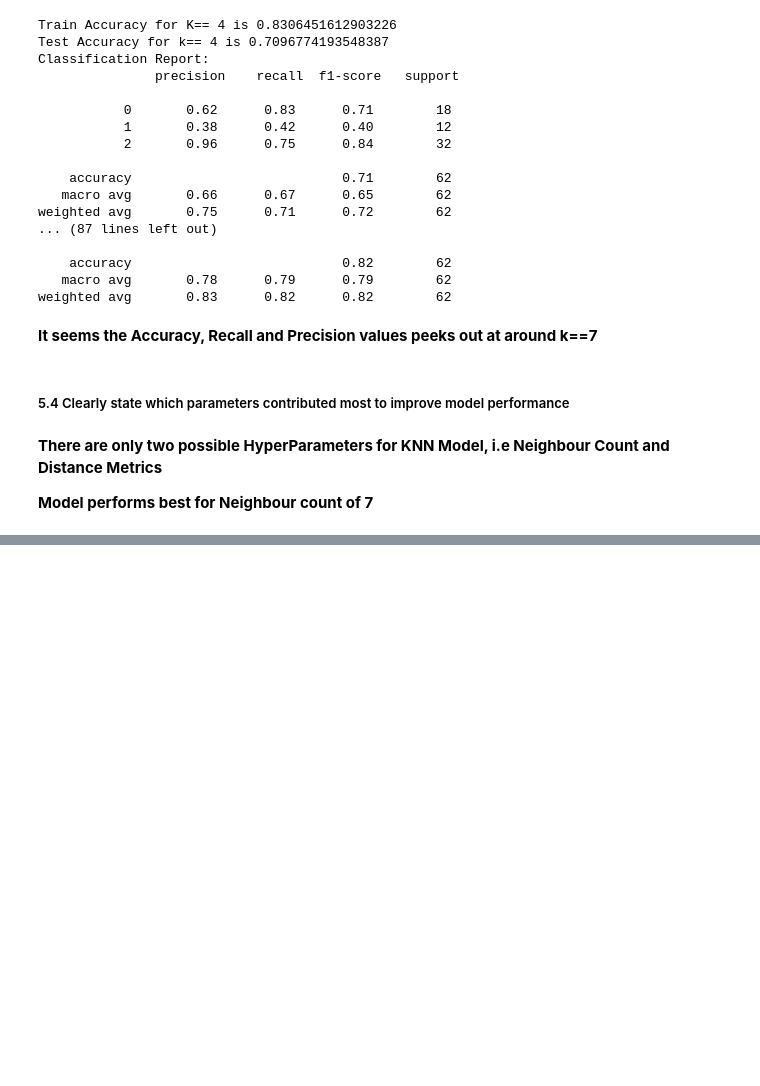
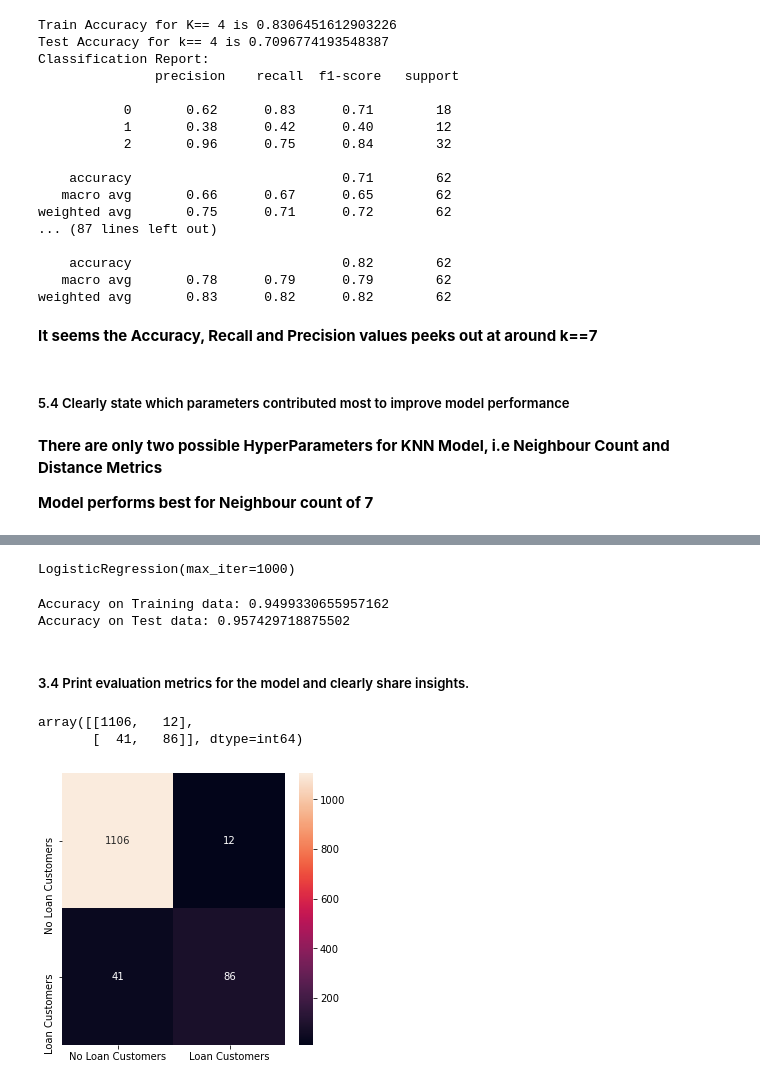
Before and after one commit to MohitBansal9013/AIML-Supervised-Learning, a Jupyter notebook: Supervised Learning Project.ipynb, the cells around one changed output, grey strips where cells are left out. Cells and saved outputs as stored; diff of their text form; code cells hidden in the pictures; blank space fills up the shorter version.

```diff
--- a/Supervised Learning Project.ipynb
+++ b/Supervised Learning Project.ipynb
@@ -505,0 +930,30 @@ weighted avg       0.83      0.82      0.82        62
+# %%
+logreg.fit(X_train, y_train)
+# %% [output]
+LogisticRegression(max_iter=1000)
+# %%
+y_pred = logreg.predict(X_test)
+# %%
+print('Accuracy on Training data:',logreg.score(X_train, y_train) )
+print('Accuracy on Test data:',logreg.score(X_test, y_test) )
+# %% [output]
+Accuracy on Training data: 0.9499330655957162
+Accuracy on Test data: 0.957429718875502
+# %% [markdown]
+##### 3.4 Print evaluation metrics for the model and clearly share insights.
+# %%
+cm = confusion_matrix(y_test, y_pred, labels=[0,1])
+# %%
+cm
+# %% [output]
+array([[1106,   12],
+       [  41,   86]], dtype=int64)
+# %%
+labels_arr = ['No Loan Customers', 'Loan Customers']
+df_cm = pd.DataFrame(cm, index=labels_arr, columns=labels_arr)
+# %%
+plt.figure(figsize=(5,5))
+sns.heatmap(df_cm, annot=True, fmt='g')
+plt.show()
+# %% [output]
+[figure, added]
```
Also changed, not shown: parts of 82 cells of this notebook.
